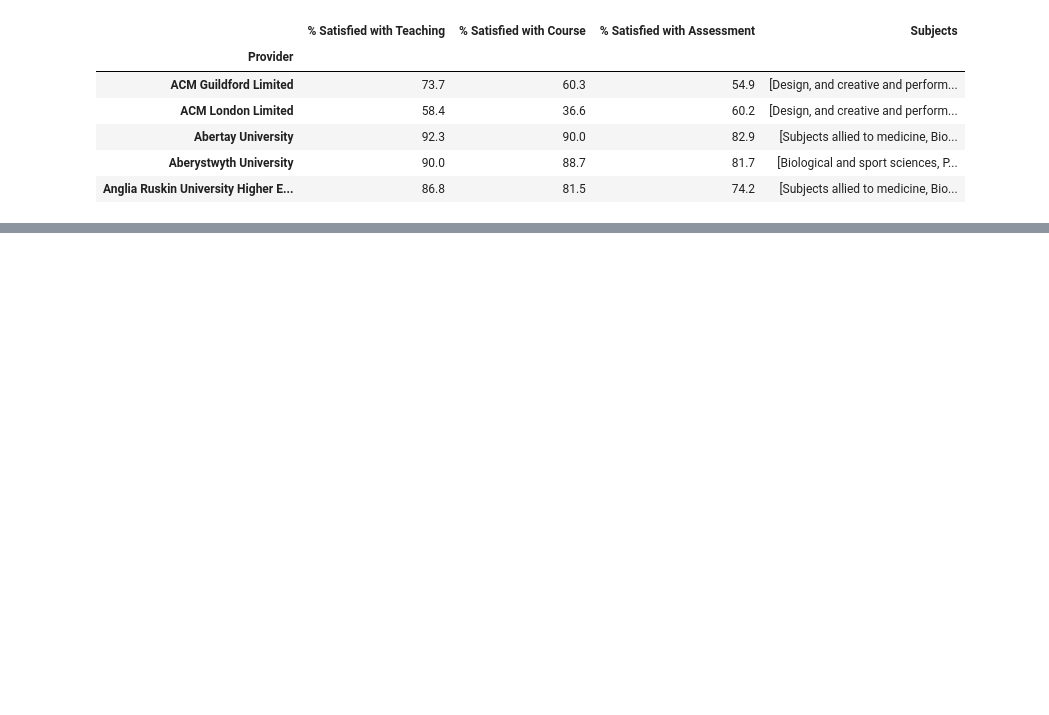
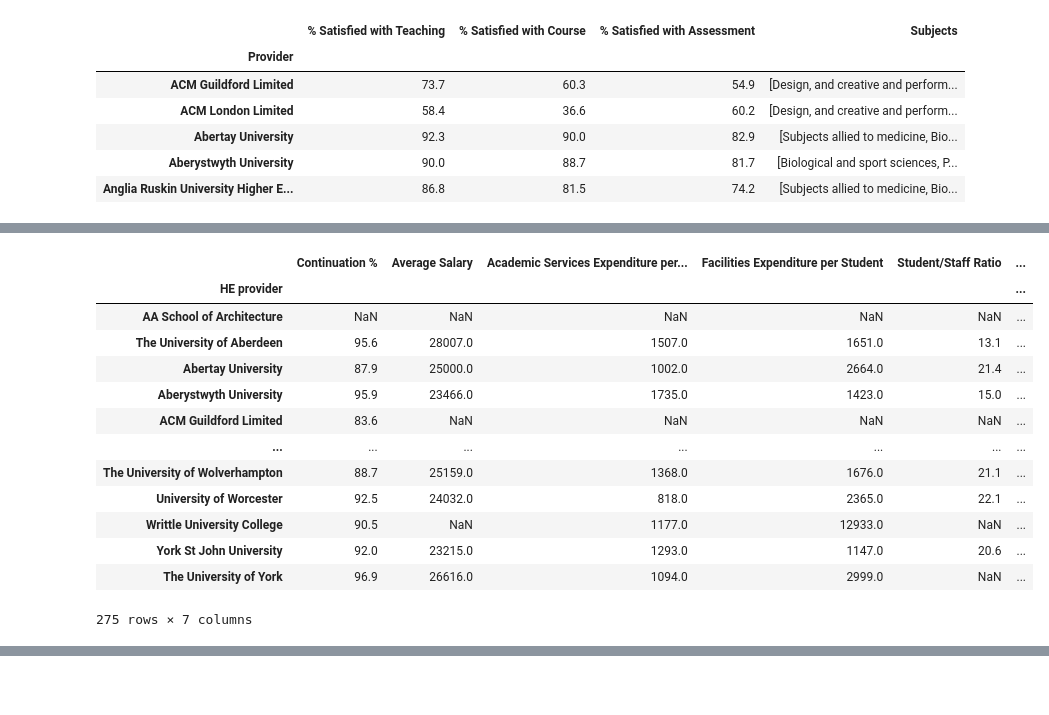
Before and after one commit to ethanhinton/University-League-Tables, a Jupyter notebook: reconstruction.ipynb, the cells around one changed output, grey strips where cells are left out. Saved outputs shown, nothing was run; the diff lists cells and outputs as text; code cells hidden in the pictures; blank space fills up the shorter version.

```diff
--- a/reconstruction.ipynb
+++ b/reconstruction.ipynb
@@ -245,3 +261,47 @@ final_df.head()
+# %%
+# Add acceptance rate averaged over 2 years
+acceptances = pd.read_csv('Data/UCAS/EOC_acceptances.csv')
+applications = pd.read_csv('Data/UCAS/EOC_applications_main.csv')
+applications.set_index(['Provider', 'Year'], inplace=True)
+acceptances.set_index(['Provider', 'Year'], inplace=True)
+applications['Accepted'] = acceptances['Accepted applicants through the main scheme']
+applications.dropna(how='any', axis=0, inplace=True)
+applications['Percentage Accepted'] = round((applications['Accepted'] / applications['Main scheme applications']) * 100, 2)
+applications = applications.loc[applications['Main scheme applications'] >= 100]
+applications.reset_index(inplace=True)
+applications = applications.pivot_table(index='Provider', columns='Year', values='Percentage Accepted')
+applications = applications[[2018, 2019]]
+applications['Acceptance Rate'] = applications.mean(axis=1)
+applications.reset_index(inplace=True)
+
+for i in range(len(applications['Provider'])):
+    applications.loc[i, 'Provider'] = applications.loc[i, 'Provider'][4:]
+applications.set_index('Provider', inplace=True)
+
+try:
+    from index_conversions import applications_to_hesa
+    applications_to_hesa = applications_to_hesa
+except:
+    applications_to_hesa = copy_index(final_df, applications)
+
+applications = pd.DataFrame(applications).rename(index=applications_to_hesa)
+final_df['Applications to Acceptance (%)'] = applications['Acceptance Rate']
+final_df
+# %% [output]
+|  | Continuation % | Average Salary | Academic Services Expenditure per... | Facilities Expenditure per Student | Student/Staff Ratio | ... |
+| HE provider |  |  |  |  |  | ... |
+| AA School of Architecture | NaN | NaN | NaN | NaN | NaN | ... |
+| The University of Aberdeen | 95.6 | 28007.0 | 1507.0 | 1651.0 | 13.1 | ... |
+| Abertay University | 87.9 | 25000.0 | 1002.0 | 2664.0 | 21.4 | ... |
+| Aberystwyth University | 95.9 | 23466.0 | 1735.0 | 1423.0 | 15.0 | ... |
+| ACM Guildford Limited | 83.6 | NaN | NaN | NaN | NaN | ... |
+| ... | ... | ... | ... | ... | ... | ... |
+| The University of Wolverhampton | 88.7 | 25159.0 | 1368.0 | 1676.0 | 21.1 | ... |
+| University of Worcester | 92.5 | 24032.0 | 818.0 | 2365.0 | 22.1 | ... |
+| Writtle University College | 90.5 | NaN | 1177.0 | 12933.0 | NaN | ... |
+| York St John University | 92.0 | 23215.0 | 1293.0 | 1147.0 | 20.6 | ... |
+| The University of York | 96.9 | 26616.0 | 1094.0 | 2999.0 | NaN | ... |
+275 rows × 7 columns
 # %%
 # Add NSS data
 
```
Also changed, not shown: parts of 12 cells of this notebook, 9 other files.
